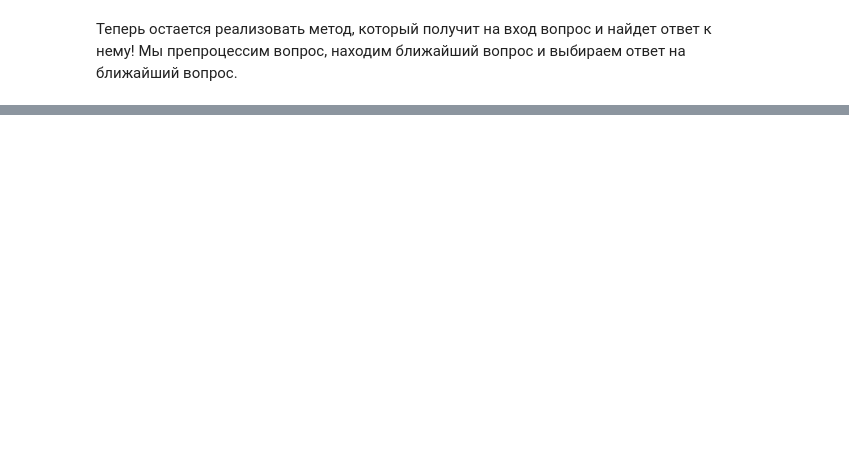
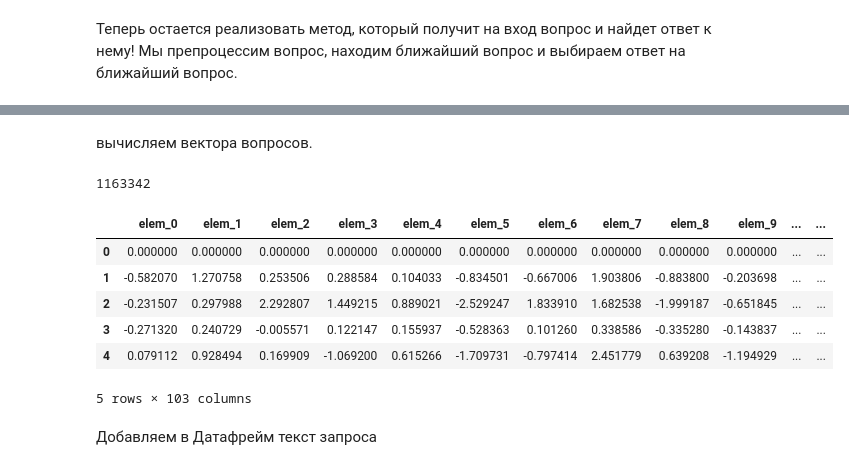
Before and after one commit to eartzhi/lessons, a Jupyter notebook: pda_01/ChatBotPractice.ipynb, the cells around one changed output, grey strips where cells are left out. Saved outputs shown, nothing was run; the diff lists cells and outputs as text; code cells hidden in the pictures; blank space fills up the shorter version.

```diff
--- a/pda_01/ChatBotPractice.ipynb
+++ b/pda_01/ChatBotPractice.ipynb
@@ -106,0 +231,36 @@ def find_answer(question):
+# %% [markdown]
+вычисляем вектора вопросов.
+# %%
+questions =[]
+with codecs.open("data/prepared_answers.txt", "r", "utf-8") as f:
+    for line in tqdm(f):
+        elem = preprocess_txt(line.split("\t")[0])
+        n_w2v = 0
+        vector = np.zeros(100)
+        for word in elem:
+            if word in model.wv:
+                vector += model.wv[word]
+                n_w2v += 1
+        if n_w2v > 0:
+            vector = vector / n_w2v
+        questions.append(vector)
+
+len(questions)
+# %% [output]
+1163342
+# %%
+question_df = pd.DataFrame(questions, columns=[f'elem_{elem}' for elem in range(100)])
+# %%
+question_df['question'] = questions
+# %%
+question_df.head()
+# %% [output]
+|  | elem_0 | elem_1 | elem_2 | elem_3 | elem_4 | elem_5 | elem_6 | elem_7 | elem_8 | elem_9 | ... | ... |
+| 0 | 0.000000 | 0.000000 | 0.000000 | 0.000000 | 0.000000 | 0.000000 | 0.000000 | 0.000000 | 0.000000 | 0.000000 | ... | ... |
+| 1 | -0.582070 | 1.270758 | 0.253506 | 0.288584 | 0.104033 | -0.834501 | -0.667006 | 1.903806 | -0.883800 | -0.203698 | ... | ... |
+| 2 | -0.231507 | 0.297988 | 2.292807 | 1.449215 | 0.889021 | -2.529247 | 1.833910 | 1.682538 | -1.999187 | -0.651845 | ... | ... |
+| 3 | -0.271320 | 0.240729 | -0.005571 | 0.122147 | 0.155937 | -0.528363 | 0.101260 | 0.338586 | -0.335280 | -0.143837 | ... | ... |
+| 4 | 0.079112 | 0.928494 | 0.169909 | -1.069200 | 0.615266 | -1.709731 | -0.797414 | 2.451779 | 0.639208 | -1.194929 | ... | ... |
+5 rows × 103 columns
+# %% [markdown]
+Добавляем в Датафрейм текст запроса
```
Also changed, not shown: parts of 48 cells of this notebook, 4 other files.
